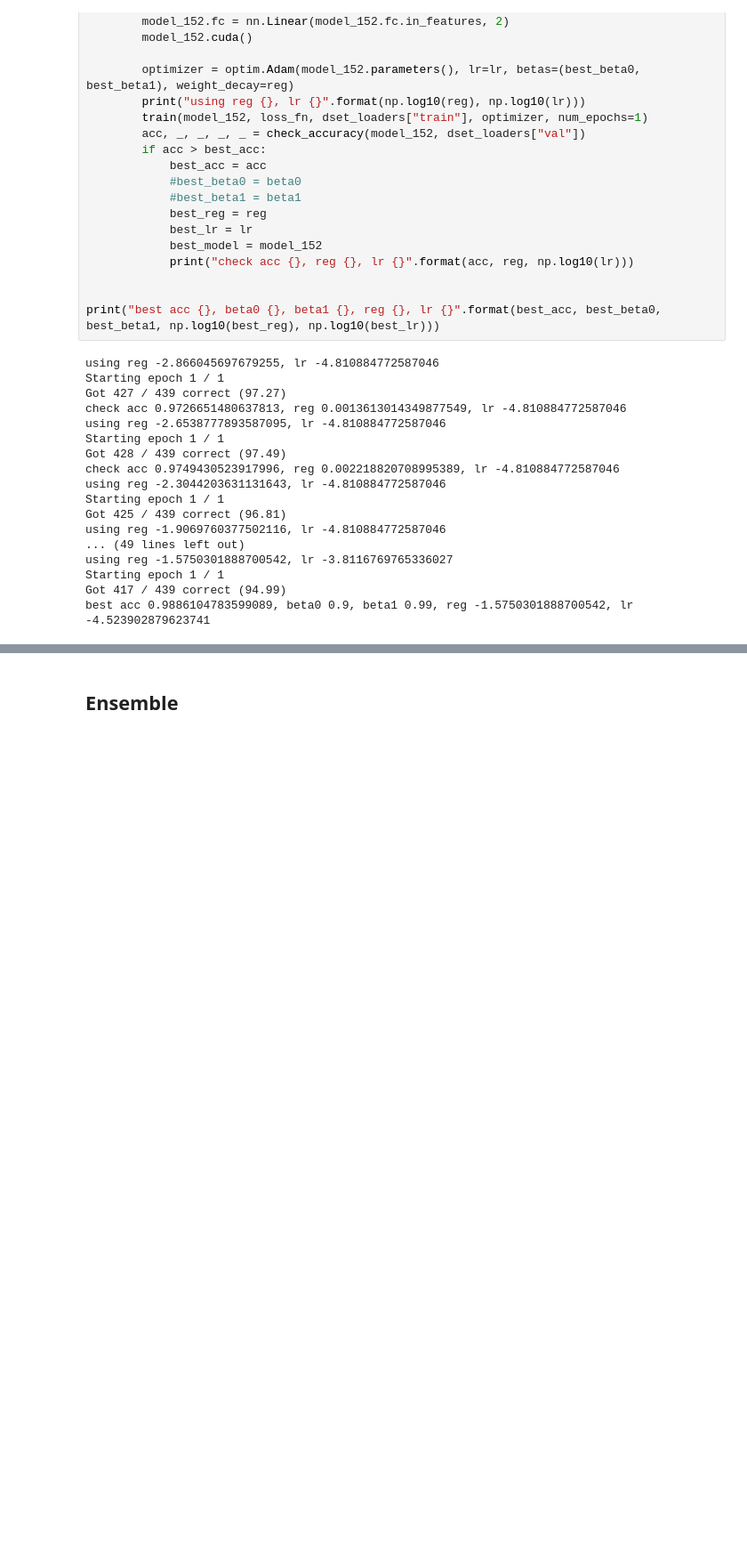
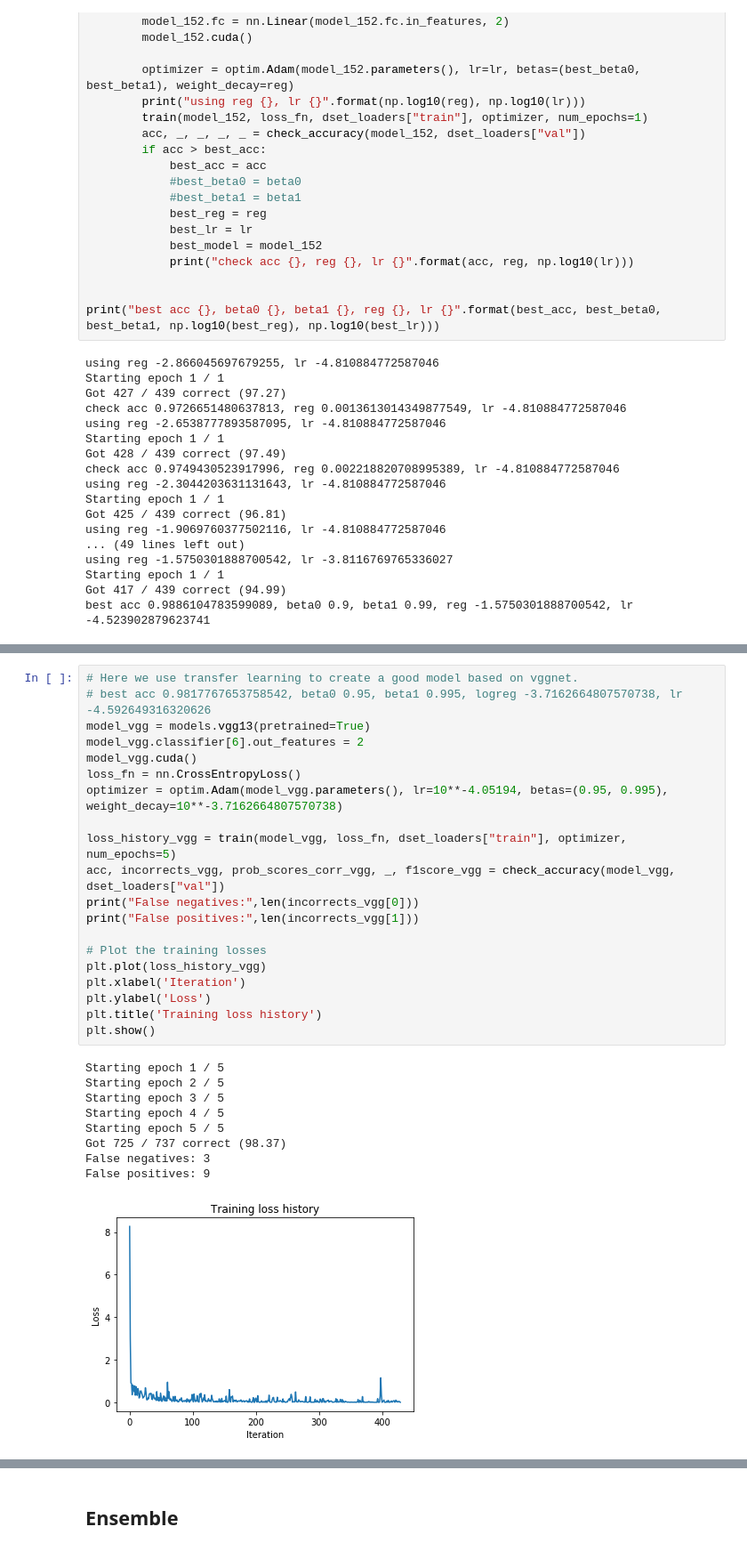
Before and after one commit to christydennison/cs231n-final, a Jupyter notebook: ResNet_Ensemble.ipynb, the cells around one changed output, grey strips where cells are left out. Shown at 89% size. Saved outputs shown, nothing was run; the diff lists cells and outputs as text; blank space fills up the shorter version.

```diff
--- a/ResNet_Ensemble.ipynb
+++ b/ResNet_Ensemble.ipynb
@@ -489,0 +442,30 @@ print("area =", area)
+# %%
+# Here we use transfer learning to create a good model based on vggnet.
+# best acc 0.9817767653758542, beta0 0.95, beta1 0.995, logreg -3.7162664807570738, lr -4.592649316320626
+model_vgg = models.vgg13(pretrained=True)
+model_vgg.classifier[6].out_features = 2
+model_vgg.cuda()
+loss_fn = nn.CrossEntropyLoss()
+optimizer = optim.Adam(model_vgg.parameters(), lr=10**-4.05194, betas=(0.95, 0.995), weight_decay=10**-3.7162664807570738)
+
+loss_history_vgg = train(model_vgg, loss_fn, dset_loaders["train"], optimizer, num_epochs=5)
+acc, incorrects_vgg, prob_scores_corr_vgg, _, f1score_vgg = check_accuracy(model_vgg, dset_loaders["val"])
+print("False negatives:",len(incorrects_vgg[0]))
+print("False positives:",len(incorrects_vgg[1]))
+
+# Plot the training losses
+plt.plot(loss_history_vgg)
+plt.xlabel('Iteration')
+plt.ylabel('Loss')
+plt.title('Training loss history')
+plt.show()
+# %% [output]
+Starting epoch 1 / 5
+Starting epoch 2 / 5
+Starting epoch 3 / 5
+Starting epoch 4 / 5
+Starting epoch 5 / 5
+Got 725 / 737 correct (98.37)
+False negatives: 3
+False positives: 9
+[figure, added]
```
Also changed, not shown: parts of 28 cells of this notebook, 2 other files.
